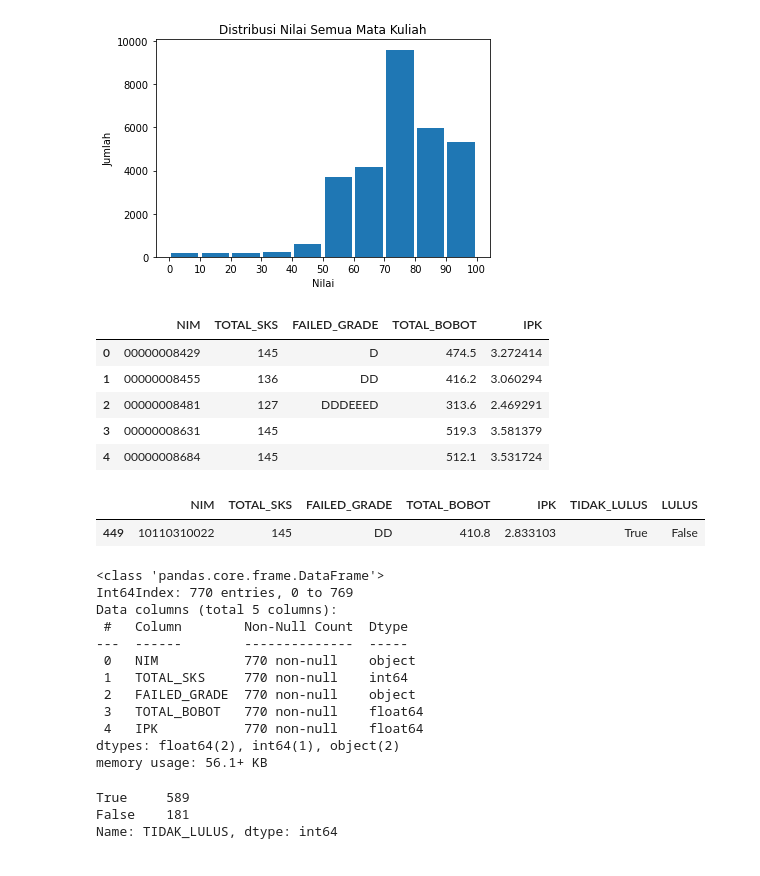
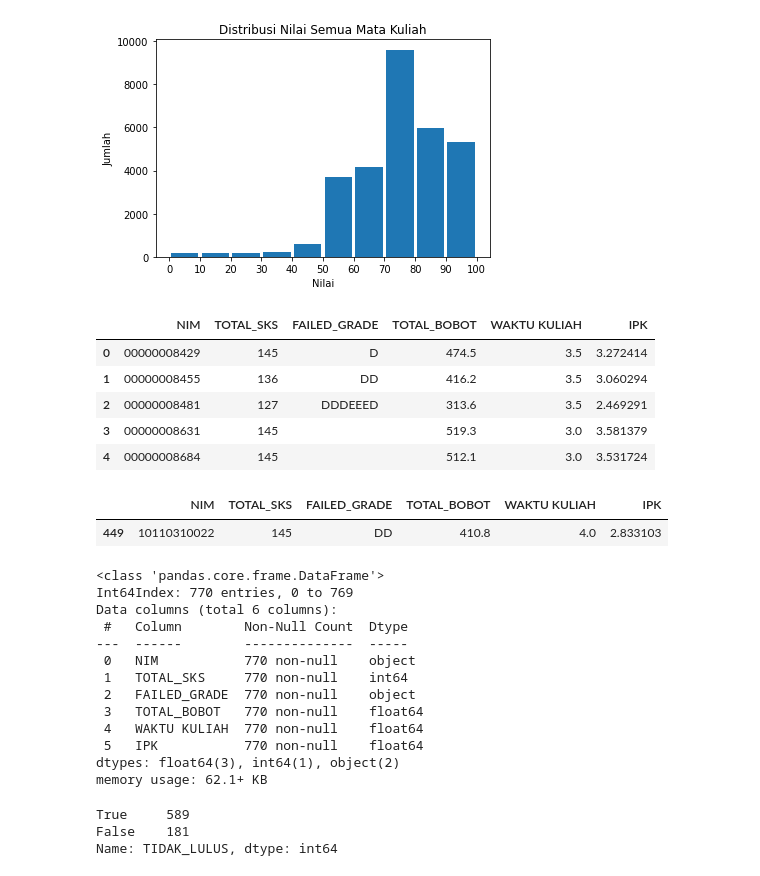
Before and after one commit to FelixFern/ISFEST-ODE, a Jupyter notebook: EDA.ipynb, the cells around one changed output. Saved outputs shown, nothing was run; the diff lists cells and outputs as text; code cells hidden in the pictures.

Commit message:
Added 'WAKTU KULIAH' column

```diff
--- a/EDA.ipynb
+++ b/EDA.ipynb
@@ -261,50 +261,56 @@ Text(0, 0.5, 'Jumlah')
 # %%
 # Pembuataan Dataframe dengan grouping data berdasarkan NIM
 # Perhitungan SKS
 df3_ = pd.DataFrame(df1.groupby(["NIM"])["SKS"].sum().reset_index())
 # Perhitungan Grade
 df3__ = pd.DataFrame(df1.loc[(df1["GRADE"] == "D") | (df1["GRADE"] == "E") | (df1["GRADE"] == "F")].groupby("NIM")["GRADE"].sum().reset_index())
 # Perhitungan Total Bobot
 df3___ = pd.DataFrame((df1.groupby("NIM")["TOTAL_BOBOT"].sum().reset_index()))
+# Perhitungan jumlah semester
+df3____ =  pd.DataFrame((((df1.groupby("NIM")["SEMESTER"].max() - df1.groupby("NIM")["SEMESTER"].min()) / 100).reset_index()))
 
 # Merging Dataframe
 df3 = pd.merge(df3_, df3__, how="left", on=["NIM"])
 df3 = pd.merge(df3, df3___, how="left", on=["NIM"])
+df3 = pd.merge(df3, df3____, how="left", on=["NIM"])
 df3["GRADE"] = df3["GRADE"].fillna("")
+
+df3.rename(columns = {"GRADE" : "FAILED_GRADE", "SKS" : "TOTAL_SKS", "SEMESTER" : "WAKTU KULIAH"}, inplace = True)
 
 # Perhitungan IPK
 for i in df3.index:
-    df3.at[i ,"IPK"] = df3.at[i, "TOTAL_BOBOT"] / df3.at[i, "SKS"]
-
-df3.rename(columns = {"GRADE" : "FAILED_GRADE", "SKS" : "TOTAL_SKS"}, inplace = True)
+    df3.at[i ,"IPK"] = df3.at[i, "TOTAL_BOBOT"] / df3.at[i, "TOTAL_SKS"]
+    if df3.at[i, "WAKTU KULIAH"] - int(df3.at[i, "WAKTU KULIAH"]) != 0:
+        df3.at[i, "WAKTU KULIAH"] = int(df3.at[i, "WAKTU KULIAH"]) + 0.5
 df3.head()
 # %% [output]
-|  | NIM | TOTAL_SKS | FAILED_GRADE | TOTAL_BOBOT | IPK |
-| 0 | 00000008429 | 145 | D | 474.5 | 3.272414 |
-| 1 | 00000008455 | 136 | DD | 416.2 | 3.060294 |
-| 2 | 00000008481 | 127 | DDDEEED | 313.6 | 2.469291 |
-| 3 | 00000008631 | 145 |  | 519.3 | 3.581379 |
-| 4 | 00000008684 | 145 |  | 512.1 | 3.531724 |
+|  | NIM | TOTAL_SKS | FAILED_GRADE | TOTAL_BOBOT | WAKTU KULIAH | IPK |
+| 0 | 00000008429 | 145 | D | 474.5 | 3.5 | 3.272414 |
+| 1 | 00000008455 | 136 | DD | 416.2 | 3.5 | 3.060294 |
+| 2 | 00000008481 | 127 | DDDEEED | 313.6 | 3.5 | 2.469291 |
+| 3 | 00000008631 | 145 |  | 519.3 | 3.0 | 3.581379 |
+| 4 | 00000008684 | 145 |  | 512.1 | 3.0 | 3.531724 |
 # %%
 df3.loc[df3["NIM"] == '10110310022']
 # %% [output]
-|  | NIM | TOTAL_SKS | FAILED_GRADE | TOTAL_BOBOT | IPK | TIDAK_LULUS | LULUS |
-| 449 | 10110310022 | 145 | DD | 410.8 | 2.833103 | True | False |
+|  | NIM | TOTAL_SKS | FAILED_GRADE | TOTAL_BOBOT | WAKTU KULIAH | IPK |
+| 449 | 10110310022 | 145 | DD | 410.8 | 4.0 | 2.833103 |
 # %%
 df3.info()
 # %% [output]
 <class 'pandas.core.frame.DataFrame'>
 Int64Index: 770 entries, 0 to 769
-Data columns (total 5 columns):
+Data columns (total 6 columns):
  #   Column        Non-Null Count  Dtype
 ---  ------        --------------  -----
  0   NIM           770 non-null    object
  1   TOTAL_SKS     770 non-null    int64
  2   FAILED_GRADE  770 non-null    object
  3   TOTAL_BOBOT   770 non-null    float64
- 4   IPK           770 non-null    float64
-dtypes: float64(2), int64(1), object(2)
-memory usage: 56.1+ KB
+ 4   WAKTU KULIAH  770 non-null    float64
+ 5   IPK           770 non-null    float64
+dtypes: float64(3), int64(1), object(2)
+memory usage: 62.1+ KB
 # %%
 # Belum Nambah Faktor yang ngulang terus nilainya udah lulus
 for i in df3.index:
```
Also changed, not shown: parts of 2 cells of this notebook.
